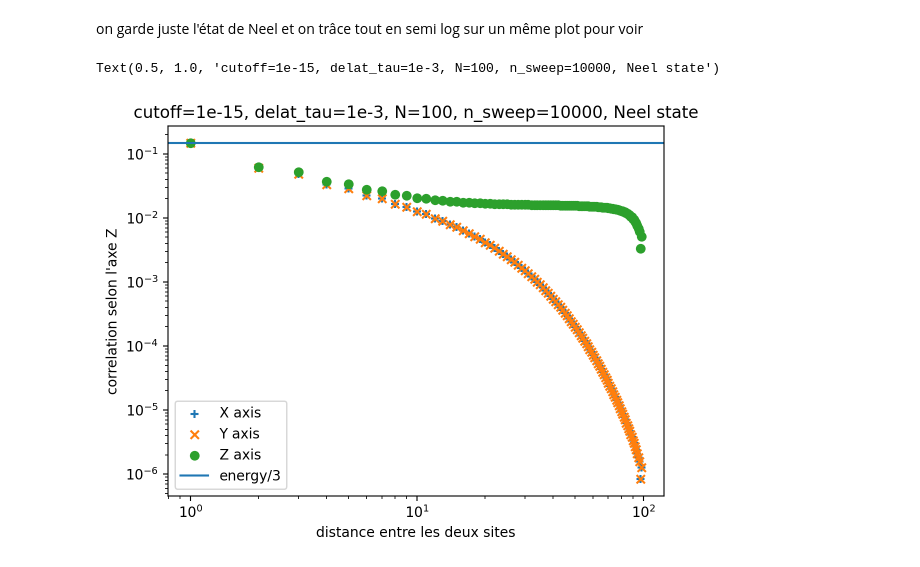
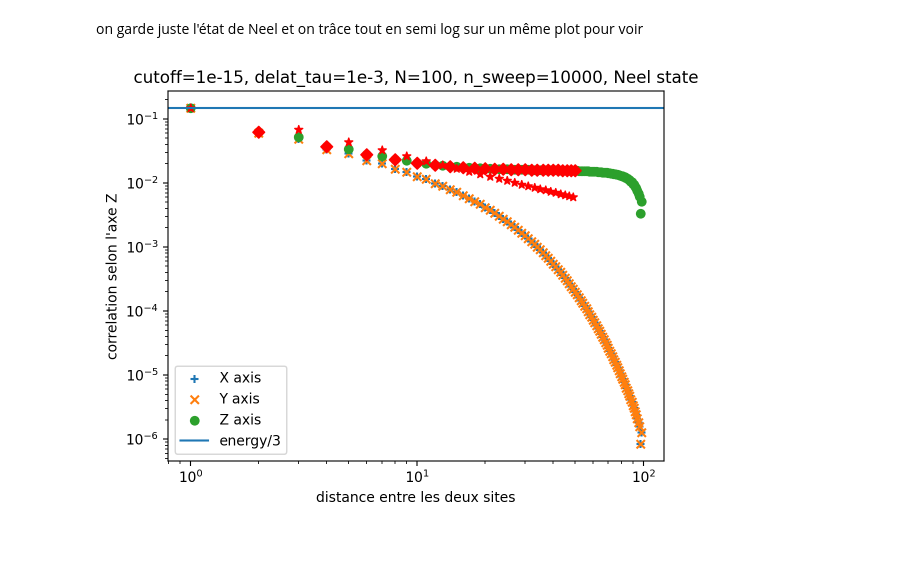
Before and after one commit to romanbeauvallet/Many-Body-Localization, a Jupyter notebook: analyse_simulations_julia/analysis.ipynb, the cells around one changed output. Cells and saved outputs as stored; diff of their text form; code cells hidden in the pictures.

```diff
--- a/analyse_simulations_julia/analysis.ipynb
+++ b/analyse_simulations_julia/analysis.ipynb
@@ -121,15 +122,24 @@ on garde juste l'état de Neel et on trâce tout en semi log sur un même plot p
 # %%
 fig, axes = plt.subplots()
 axes.scatter(dic5["correlationN x"][0], np.abs(dic5["correlationN x"][1]), label="X axis", marker='+')
 axes.scatter(dic5["correlationN y"][0], np.abs(dic5["correlationN y"][1]), label ="Y axis", marker='x')
 axes.scatter(dic5["correlationN z"][0], np.abs(dic5["correlationN z"][1]), label ="Z axis", marker='o')
 axes.set_xlabel("distance entre les deux sites")
 axes.set_ylabel("correlation selon l'axe Z")
 axes.set_xscale("log")
 axes.set_yscale("log")
 axes.axhline(y=-E/3, label="energy/3")
 axes.legend()
 axes.set_title("cutoff=1e-15, delat_tau=1e-3, N=100, n_sweep=10000, Neel state")
+
+def correlationfunction(C1, C2, x):
+    x = np.asarray(x, dtype=int)
+    return C1/(x*x) + C2*(-1)**x*np.sqrt(np.log(x))/x
+p0 = [-E/3, E/3]
+popt, pcov = curve_fit(correlationfunction, dic5["correlationN z"][0][:50], dic5["correlationN z"][1][:50], p0=p0)
+
+axes.scatter(dic5["correlationN z"][0][:50], correlationfunction(*popt, dic5["correlationN z"][0][:50]), color='red', marker='*')
+axes.scatter(dic5["correlationN z"][0][:50], dic5["correlationN z"][1][:50], color='red', marker='D')
+plt.show()
 # %% [output]
-Text(0.5, 1.0, 'cutoff=1e-15, delat_tau=1e-3, N=100, n_sweep=10000, Neel state')
-[figure, old version]
+[figure, new version]
```
Also changed, not shown: parts of 8 cells of this notebook, 4 other files.
